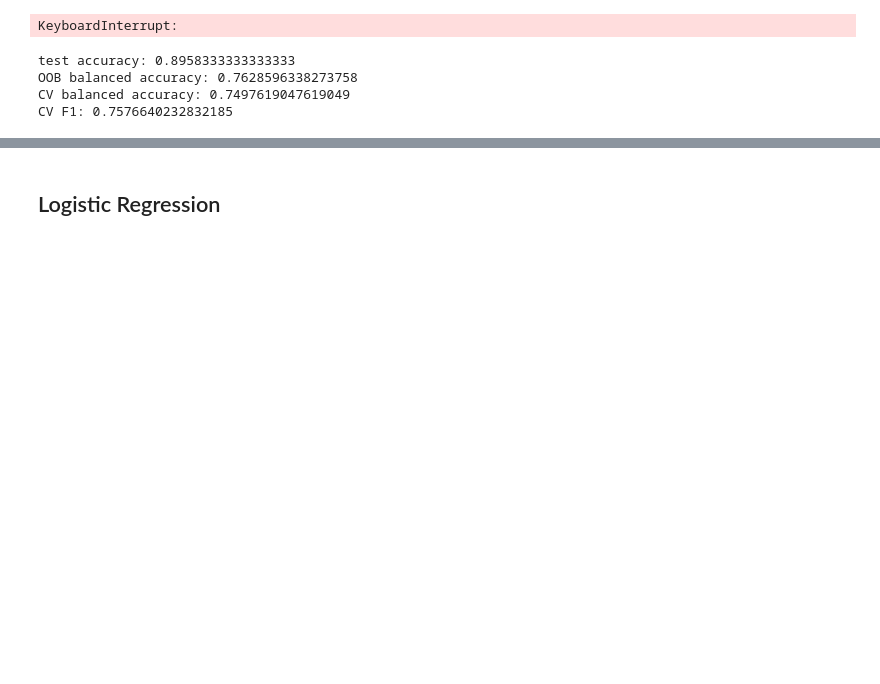
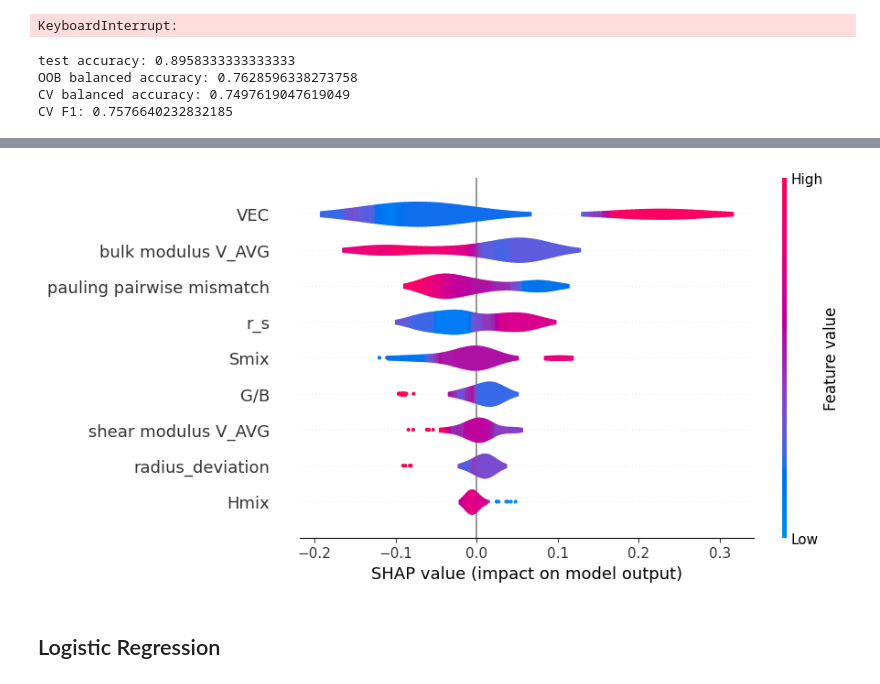
Before and after one commit to mahata-lab/Tungsten-Ductile-Brittle-Temperature, a Jupyter notebook: Ductility_Classification.ipynb, the cells around one changed output, grey strips where cells are left out. Cells and saved outputs as stored; diff of their text form; code cells hidden in the pictures; blank space fills up the shorter version.

Commit message:
Added Shap analysis to all three methods

```diff
--- a/Ductility_Classification.ipynb
+++ b/Ductility_Classification.ipynb
@@ -424,3 +347,14 @@ plt.show()
+# %%
+import shap
+
+explainer = shap.TreeExplainer(rf)
+ex = explainer(X)                      # ex.values: (n_samples, n_features, n_classes)
+
+# pick class 1 (positive class)
+shap.plots.violin(ex[:, :, 1])         # 2-D slice: (n_samples, n_features)
+# or: shap.plots.beeswarm(ex[:, :, 1], max_display=20)
+# %% [output]
+[figure, added]
 # %% [markdown]
 ## Logistic Regression
 # %%
```
Also changed, not shown: parts of 20 cells of this notebook.
